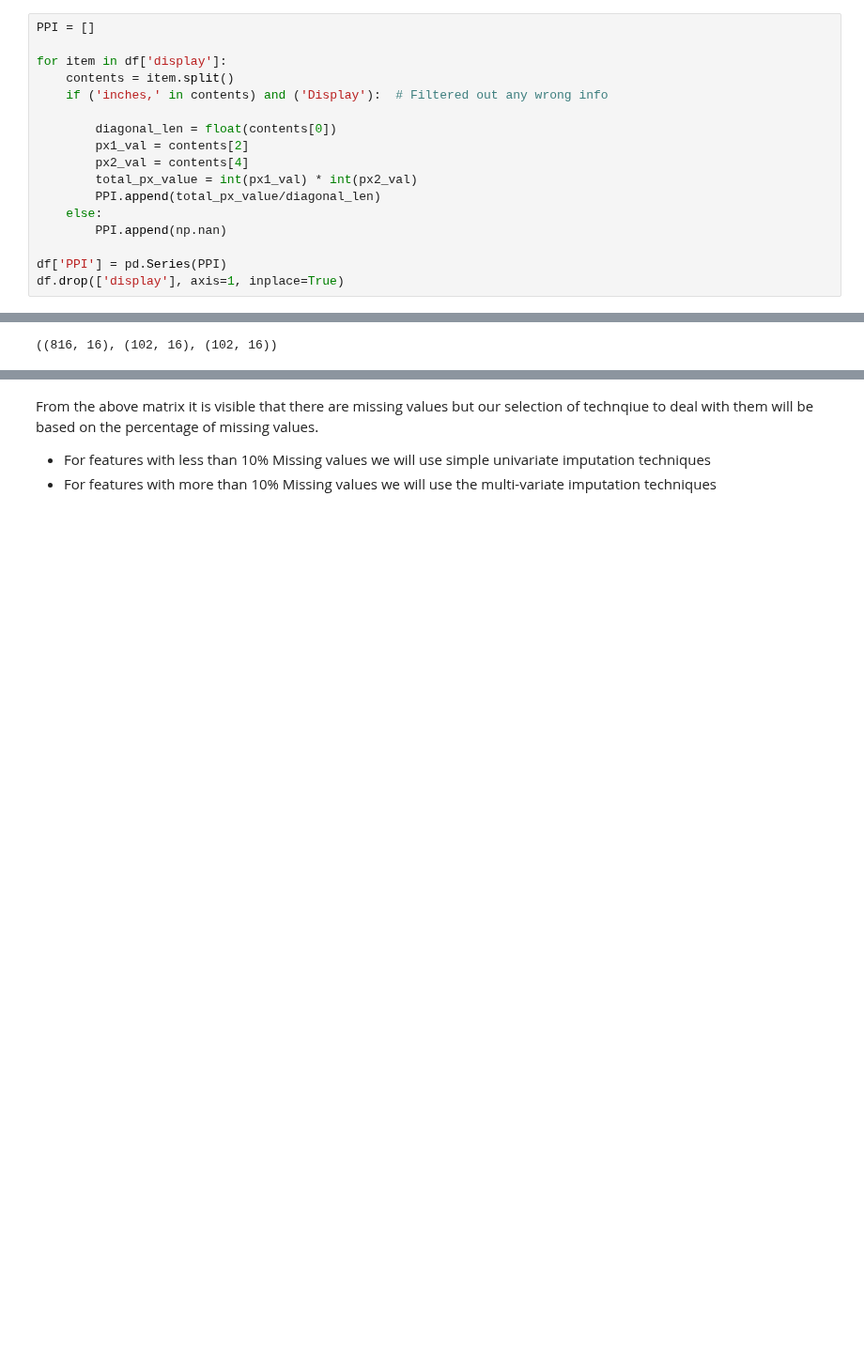
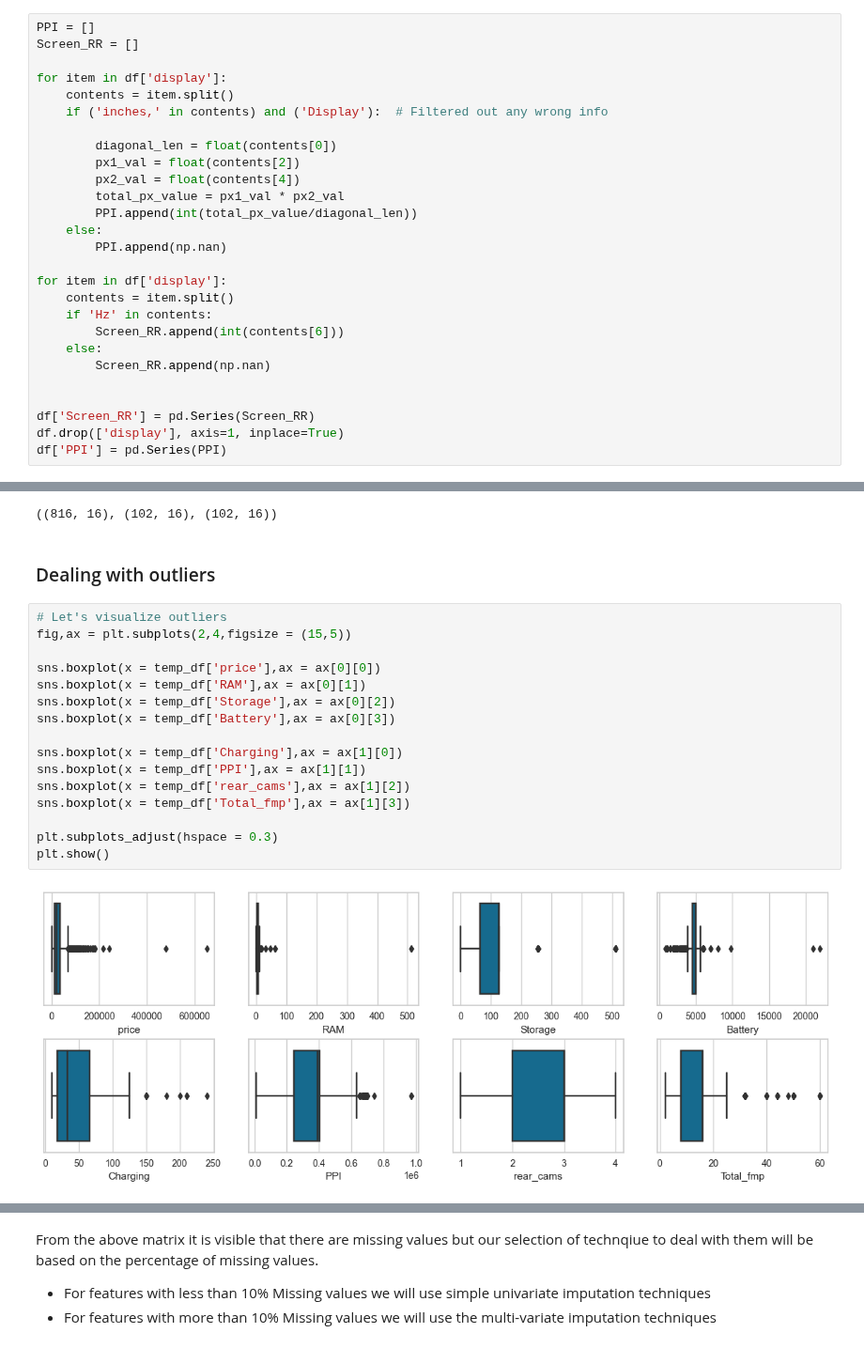
Before and after one commit to yuvraaj2002/AI_Projects, a Jupyter notebook: Smartphone_Price_Prediction/Code.ipynb, the cells around one changed output, grey strips where cells are left out. Shown at 94% size. Saved outputs shown, nothing was run; the diff lists cells and outputs as text; blank space fills up the shorter version.

```diff
--- a/Smartphone_Price_Prediction/Code.ipynb
+++ b/Smartphone_Price_Prediction/Code.ipynb
@@ -249,18 +243,28 @@ PPI = pixels / diagonal_inches
 = 69,1200
 # %%
 PPI = []
+Screen_RR = []
 
 for item in df['display']:
     contents = item.split()
     if ('inches,' in contents) and ('Display'):  # Filtered out any wrong info
 
         diagonal_len = float(contents[0])
-        px1_val = contents[2]
-        px2_val = contents[4]
-        total_px_value = int(px1_val) * int(px2_val)
-        PPI.append(total_px_value/diagonal_len)
+        px1_val = float(contents[2])
+        px2_val = float(contents[4])
+        total_px_value = px1_val * px2_val
+        PPI.append(int(total_px_value/diagonal_len))
     else:
         PPI.append(np.nan)
 
+for item in df['display']:
+    contents = item.split()
+    if 'Hz' in contents:
+        Screen_RR.append(int(contents[6]))
+    else:
+        Screen_RR.append(np.nan)
+
+
+df['Screen_RR'] = pd.Series(Screen_RR)
+df.drop(['display'], axis=1, inplace=True)
 df['PPI'] = pd.Series(PPI)
-df.drop(['display'], axis=1, inplace=True)
@@ -369,3 +419,23 @@ temp_df = train_df.copy()
 train_df.shape,test_df.shape,val_df.shape
 # %% [output]
 ((816, 16), (102, 16), (102, 16))
+# %% [markdown]
+### Dealing with outliers
+# %%
+# Let's visualize outliers
+fig,ax = plt.subplots(2,4,figsize = (15,5))
+
+sns.boxplot(x = temp_df['price'],ax = ax[0][0])
+sns.boxplot(x = temp_df['RAM'],ax = ax[0][1])
+sns.boxplot(x = temp_df['Storage'],ax = ax[0][2])
+sns.boxplot(x = temp_df['Battery'],ax = ax[0][3])
+
+sns.boxplot(x = temp_df['Charging'],ax = ax[1][0])
+sns.boxplot(x = temp_df['PPI'],ax = ax[1][1])
+sns.boxplot(x = temp_df['rear_cams'],ax = ax[1][2])
+sns.boxplot(x = temp_df['Total_fmp'],ax = ax[1][3])
+
+plt.subplots_adjust(hspace = 0.3)
+plt.show()
+# %% [output]
+[figure, added]
```
Also changed, not shown: parts of 38 cells of this notebook.
